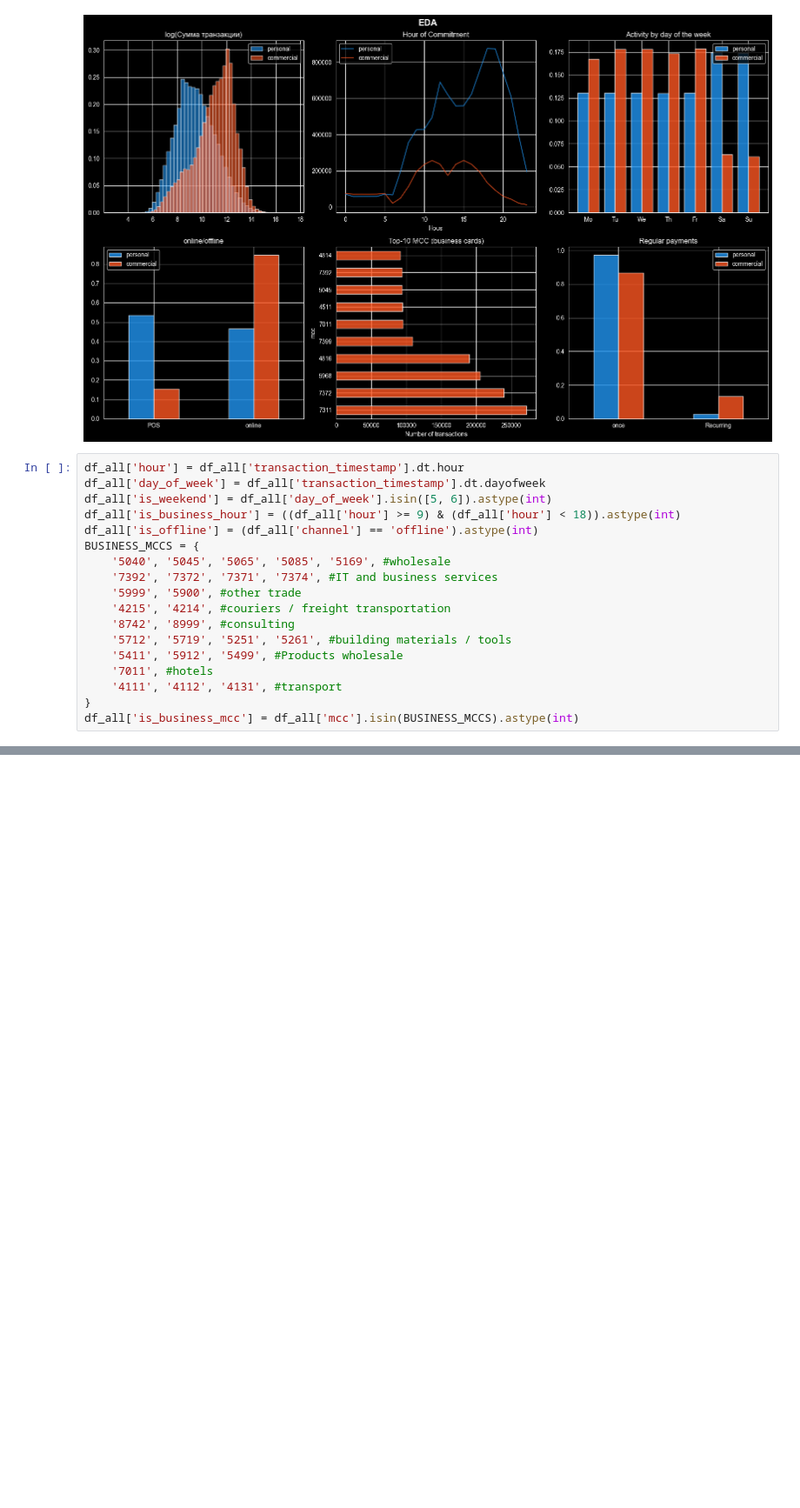
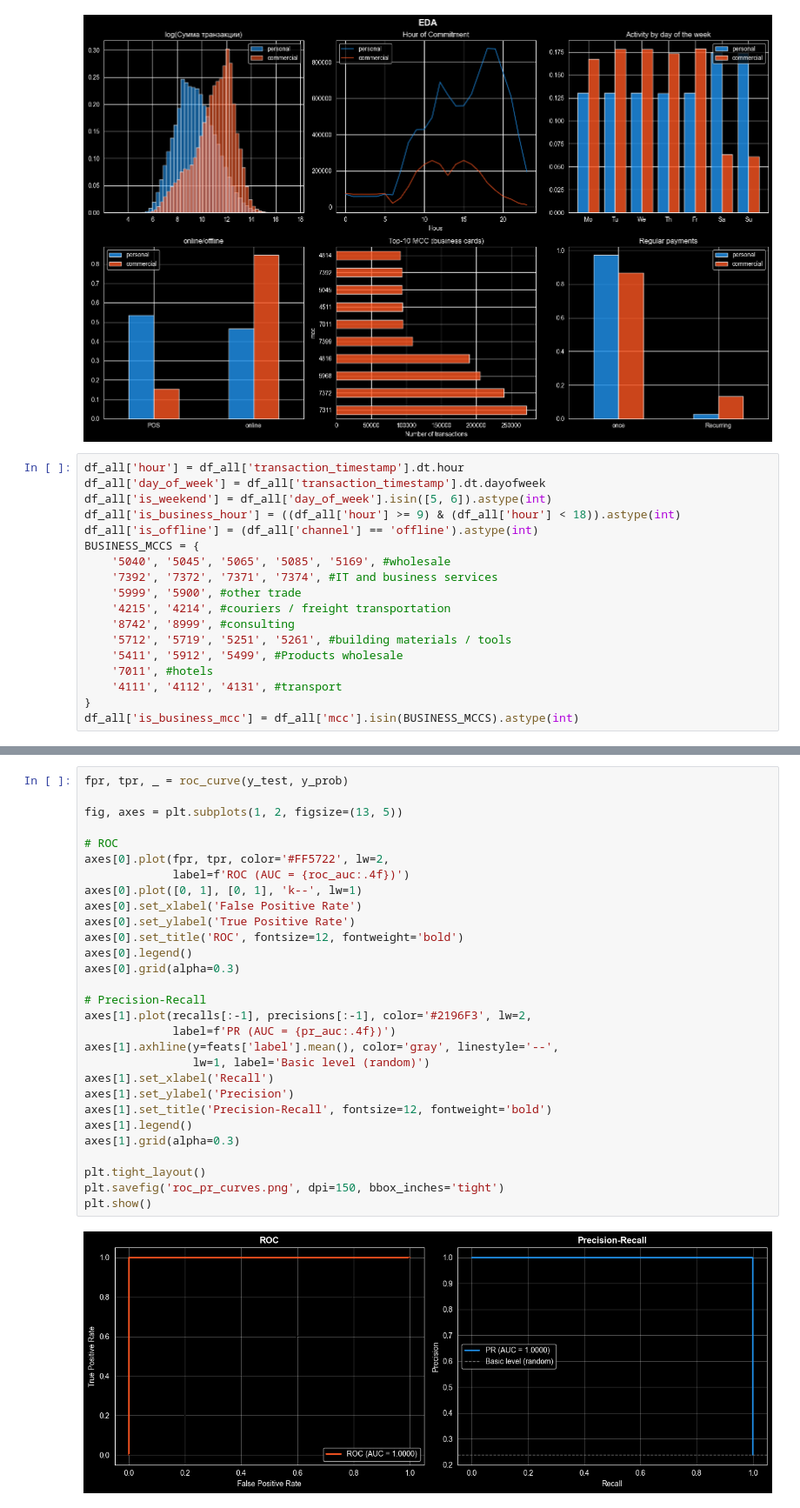
Before and after one commit to asset-data-ai/MDQ_teams, a Jupyter notebook: ml.ipynb, the cells around one changed output, grey strips where cells are left out. Shown at 87% size. Cells and saved outputs as stored; diff of their text form; blank space fills up the shorter version.

```diff
--- a/ml.ipynb
+++ b/ml.ipynb
@@ -193,0 +294,31 @@ plt.show()
+# %%
+fpr, tpr, _ = roc_curve(y_test, y_prob)
+
+fig, axes = plt.subplots(1, 2, figsize=(13, 5))
+
+# ROC
+axes[0].plot(fpr, tpr, color='#FF5722', lw=2,
+             label=f'ROC (AUC = {roc_auc:.4f})')
+axes[0].plot([0, 1], [0, 1], 'k--', lw=1)
+axes[0].set_xlabel('False Positive Rate')
+axes[0].set_ylabel('True Positive Rate')
+axes[0].set_title('ROC', fontsize=12, fontweight='bold')
+axes[0].legend()
+axes[0].grid(alpha=0.3)
+
+# Precision-Recall
+axes[1].plot(recalls[:-1], precisions[:-1], color='#2196F3', lw=2,
+             label=f'PR (AUC = {pr_auc:.4f})')
+axes[1].axhline(y=feats['label'].mean(), color='gray', linestyle='--',
+                lw=1, label='Basic level (random)')
+axes[1].set_xlabel('Recall')
+axes[1].set_ylabel('Precision')
+axes[1].set_title('Precision-Recall', fontsize=12, fontweight='bold')
+axes[1].legend()
+axes[1].grid(alpha=0.3)
+
+plt.tight_layout()
+plt.savefig('roc_pr_curves.png', dpi=150, bbox_inches='tight')
+plt.show()
+# %% [output]
+[figure, added]
```
Also changed, not shown: parts of 14 cells of this notebook, 4 other files.
